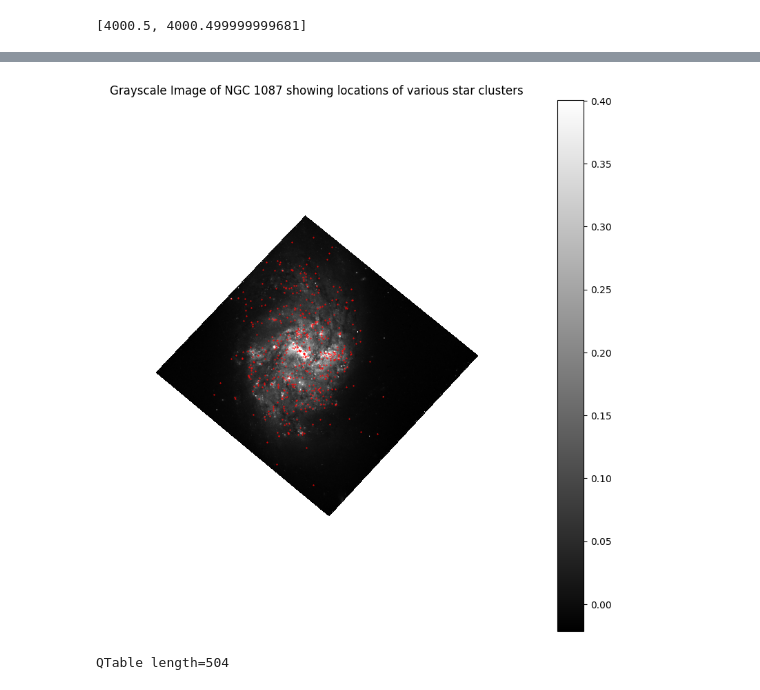
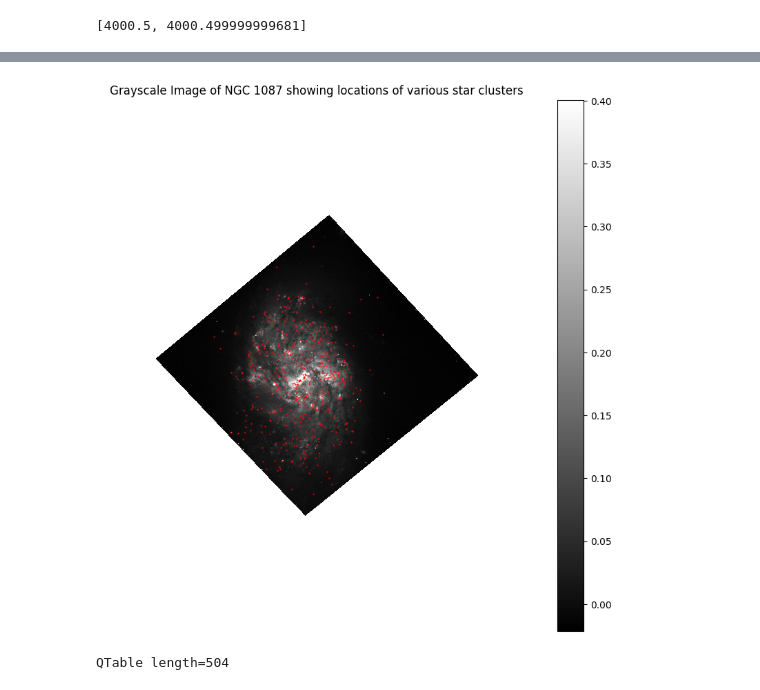
Before and after one commit to MalayKedia/studying_cluster_properties-KSP, a Jupyter notebook: FluxCalculationForClusters/cluster_flux_calc_using_img.ipynb, the cells around one changed output, grey strips where cells are left out. Drawn from its saved outputs; the diff is of its cells as text; code cells hidden in the pictures.

```diff
--- a/FluxCalculationForClusters/cluster_flux_calc_using_img.ipynb
+++ b/FluxCalculationForClusters/cluster_flux_calc_using_img.ipynb
@@ -92,16 +92,16 @@ cluster_pixels = [radec_to_pixel(equi_coord) for equi_coord in cluster_equi_coor
 # %%
 plt.figure(figsize=(10,10))
 
-plt.imshow(img_data, vmin = mean-std, vmax = mean+15*std, cmap='gray')
+plt.imshow(img_data, vmin = mean-std, vmax = mean+15*std, cmap='gray', origin='lower')
 plt.plot(*np.array(cluster_pixels).T, 'r.', markersize=1)
 plt.title('Grayscale Image of NGC 1087 showing locations of various star clusters')
 plt.colorbar()
 plt.axis('equal')
 plt.axis('off')
 # plt.savefig('ngc1087_gray_with_clusters.png')
 plt.show()
 # %% [output]
-[figure, old version]
+[figure, new version]
 # %%
 from photutils.aperture import CircularAperture, CircularAnnulus
 from photutils.aperture import aperture_photometry, ApertureStats
```
Also changed, not shown: 3 other files.
